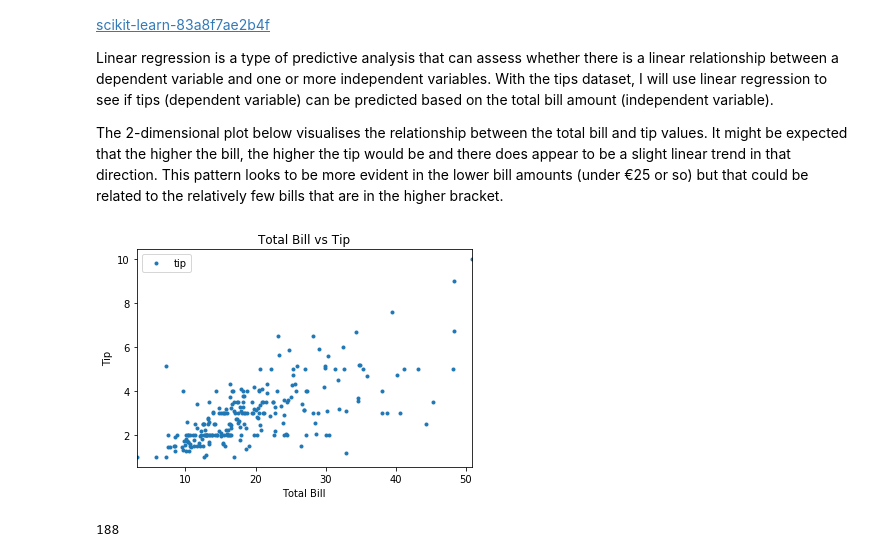
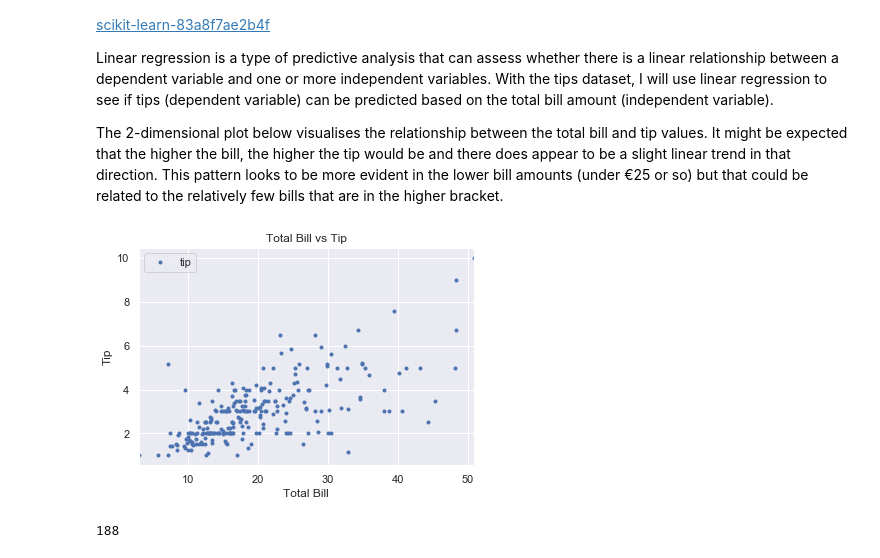
Before and after one commit to jennifer-ryan/fundamentals-project, a Jupyter notebook: tips_database_analysis.ipynb, the cells around one changed output. Cells and saved outputs as stored; diff of their text form; code cells hidden in the pictures.

```diff
--- a/tips_database_analysis.ipynb
+++ b/tips_database_analysis.ipynb
@@ -35,6 +35,7 @@ Knowledge gaps in this database that could affect tipping:
 # %%
 # Importing libraries.
 import seaborn as sns
+sns.set() # apply default seaborn theme
 import pandas as pd
 import numpy as np
 import matplotlib.pyplot as plt
@@ -266,14 +291,14 @@ Linear regression is a type of predictive analysis that can assess whether there
 
 The 2-dimensional plot below visualises the relationship between the total bill and tip values. It might be expected that the higher the bill, the higher the tip would be and there does appear to be a slight linear trend in that direction. This pattern looks to be more evident in the lower bill amounts (under €25 or so) but that could be related to the relatively few bills that are in the higher bracket.
 # %%
- Plotting total bill versus tip
+# Plotting total bill versus tip
 tips_df.plot(x='total_bill', y='tip', style='.')
 plt.title('Total Bill vs Tip')
 plt.xlabel('Total Bill')
 plt.ylabel('Tip')
 plt.show()
 # %% [output]
-[figure, old version]
+[figure, new version]
 # %%
 # number of bills under €25 (probably not needed - percentage and graph should be enough)
 tips_df.total_bill[tips_df.total_bill < 25].count()
```
Also changed, not shown: parts of 25 cells of this notebook.
